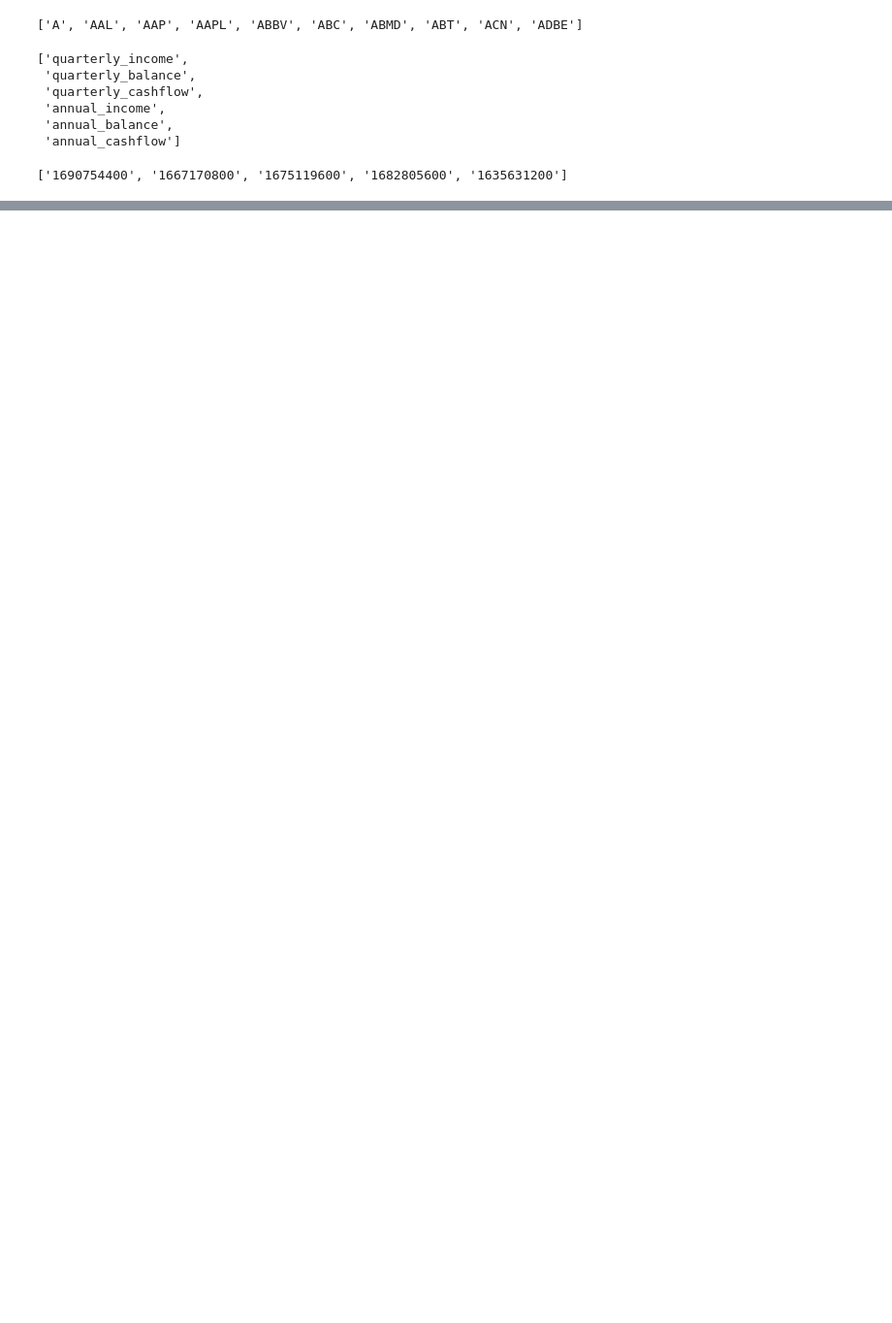
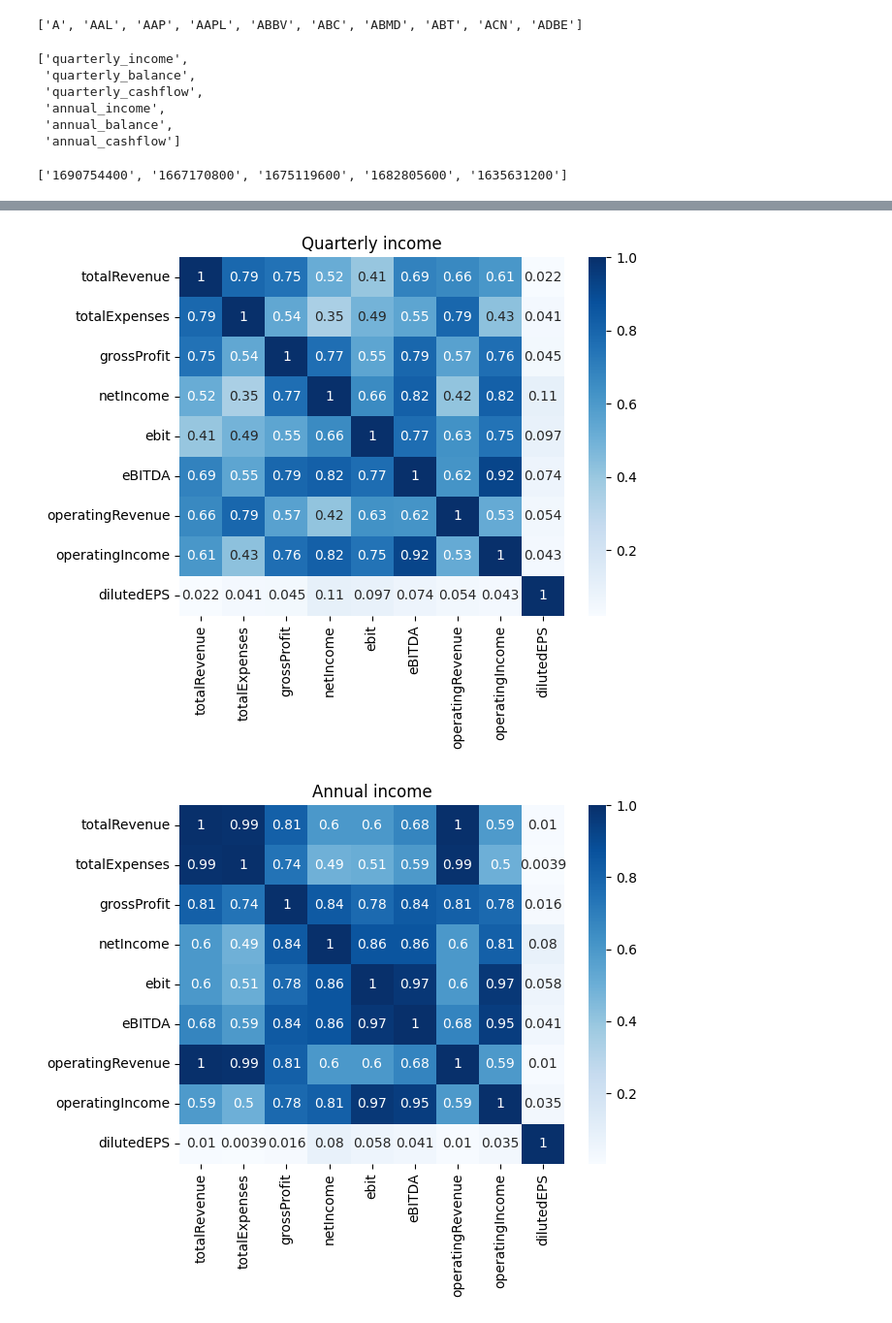
Before and after one commit to codespaghettifier/sp500-exploration, a Jupyter notebook: clean_yahoo_financials.ipynb, the cells around one changed output, grey strips where cells are left out. Shown at 97% size. Cells and saved outputs as stored; diff of their text form; code cells hidden in the pictures; blank space fills up the shorter version.

```diff
--- a/clean_yahoo_financials.ipynb
+++ b/clean_yahoo_financials.ipynb
@@ -134,10 +139,10 @@ position_types_selected_for_analysis['quarterly_balance'] = [
     'investedCapital',
 ]
 position_types_selected_for_analysis['quarterly_cashflow'] = [
-    'operatingCashflow',
-    'investingCashflow',
-    'financingCashflow',
-    'freeCashflow',
+    'operatingCashFlow',
+    'investingCashFlow',
+    'financingCashFlow',
+    'freeCashFlow',
 ]
 position_types_selected_for_analysis['annual_income'] = [
     'totalRevenue',
@@ -160,10 +165,10 @@ position_types_selected_for_analysis['annual_balance'] = [
     'investedCapital',
 ]
 position_types_selected_for_analysis['annual_cashflow'] = [
-    'operatingCashflow',
-    'investingCashflow',
-    'financingCashflow',
-    'freeCashflow',
+    'operatingCashFlow',
+    'investingCashFlow',
+    'financingCashFlow',
+    'freeCashFlow',
 ]
 # %%
 # Filter out statements missing position types selected for analysis
@@ -199,0 +249,8 @@ with open(file_path, 'w') as json_file:
+# %%
+qi_corr = quarterly_income_df[position_types_selected_for_analysis['quarterly_income']].corr()
+qb_corr = quarterly_balance_df[position_types_selected_for_analysis['quarterly_balance']].corr()
+qc_corr = quarterly_cashflow_df[position_types_selected_for_analysis['quarterly_cashflow']].corr()
+# %%
+ai_corr = annual_income_df[position_types_selected_for_analysis['annual_income']].corr()
+ab_corr = annual_balance_df[position_types_selected_for_analysis['annual_balance']].corr()
+ac_corr = annual_cashflow_df[position_types_selected_for_analysis['annual_cashflow']].corr()
@@ -199,0 +321,16 @@ with open(file_path, 'w') as json_file:
+# %%
+sns.heatmap(qi_corr, annot=True, cmap="Blues")
+plt.title("Quarterly income")
+plt.show()
+
+sns.heatmap(ai_corr, annot=True, cmap="Blues")
+plt.title("Annual income")
+plt.show()
+
+i_diff = ai_corr - qi_corr
+sns.heatmap(i_diff, annot=True, cmap="RdBu_r")
+plt.title("Annual vs Quarterly income")
+plt.show()
+# %% [output]
+[figure, added]
+[figure, added]
```
Also changed, not shown: parts of 15 cells of this notebook.
